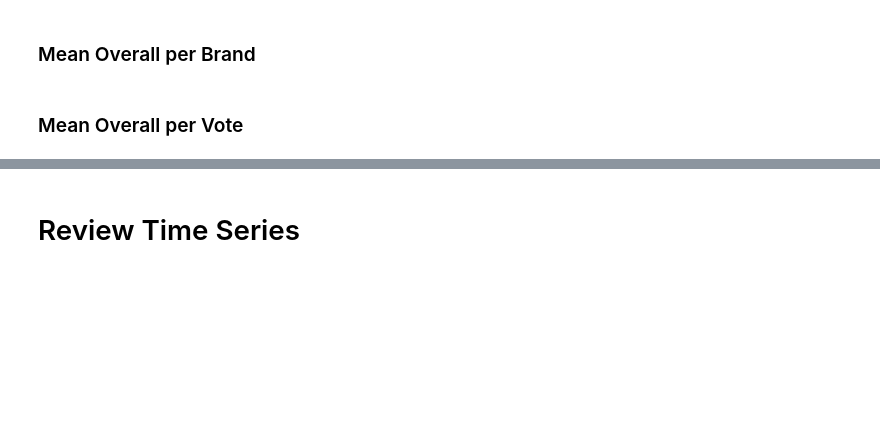
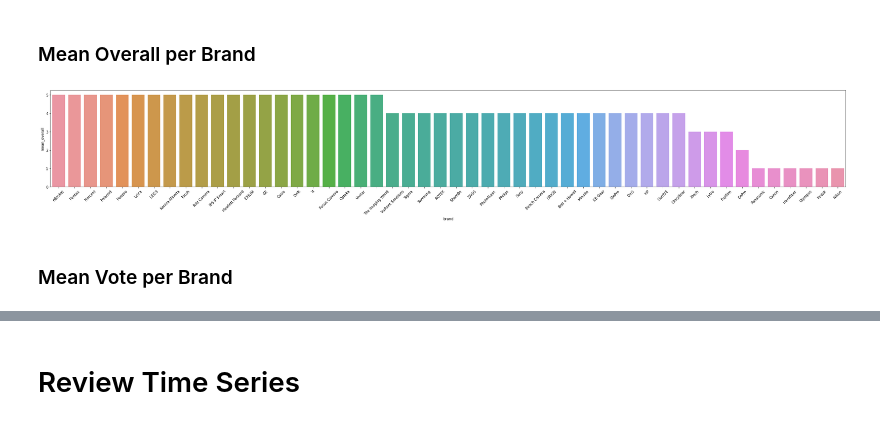
Before and after one commit to saiteki-kai/amazon-reviews, a Jupyter notebook: notebooks/products_and_reviews.ipynb, the cells around one changed output, grey strips where cells are left out. Drawn from its saved outputs; the diff is of its cells as text; code cells hidden in the pictures; blank space fills up the shorter version.

```diff
--- a/notebooks/products_and_reviews.ipynb
+++ b/notebooks/products_and_reviews.ipynb
@@ -25,0 +139,14 @@ data_df.head(10)
+# %%
+# remove useless attributes
+data_df.drop('category', axis=1, inplace=True)
+data_df.drop('main_cat', axis=1, inplace=True)
+data_df.drop('date', axis=1, inplace=True)
+data_df.drop('price', axis=1, inplace=True)
+# %%
+# remove duplicates
+data_df.drop_duplicates(inplace=True)
+
+# remove all rows for empty (brand, main_cat, date)
+data_df = data_df.loc[data_df["brand"] != '']
+data_df = data_df.loc[data_df["text"] != '']
+data_df = data_df.loc[data_df["description"] != '']
@@ -26,5 +183,8 @@ data_df.head(10)
 # %%
 # remove possible html tags
 from reviews.preprocess import strip_html
-for attr in data_df.columns:
-    data_df[attr] = data_df[attr].astype("string").apply(strip_html)
+
+data_df['description'] = data_df['description'].astype("string").apply(strip_html)
+data_df['title'] = data_df['title'].astype("string").apply(strip_html)
+data_df['text'] = data_df['text'].astype("string").apply(strip_html)
+data_df['summary'] = data_df['summary'].astype("string").apply(strip_html)
@@ -101,8 +190,0 @@ print(dict(zip(list(data_df.columns), counts_empty_fields)))
-# %%
-# drop price column
-data_df.drop('price', axis=1, inplace=True)
-
-# remove all rows for empty (brand, main_cat, date)
-data_df = data_df.loc[data_df["brand"] != '']
-data_df = data_df.loc[data_df["main_cat"] != '']
-data_df = data_df.loc[data_df["date"] != '']
@@ -209,2 +315,19 @@ print((data_df.groupby("brand")["overall"].mean()).sort_values())
+# %%
+# mean valuation for brand
+
+df = data_df.copy()
+c = pd.DataFrame(Counter(list(df['brand'])).most_common(50))
+df['brand'] = c[0]
+df = df.groupby(['brand']).agg({'overall':[np.mean]})
+df.columns = ['mean_overall']
+df.reset_index(inplace=True)
+
+_, ax = plt.subplots(figsize=(40, 5))
+plt.xticks(rotation=45)
+sns.barplot(df['brand'], df['mean_overall'], ax=ax, order=df.sort_values(by='mean_overall', ascending=False).brand)
+
+pass
+# %% [output]
+[figure, added]
 # %% [markdown]
-### Mean Overall per Vote
+### Mean Vote per Brand
```
Also changed, not shown: parts of 33 cells of this notebook, 2 other files.
